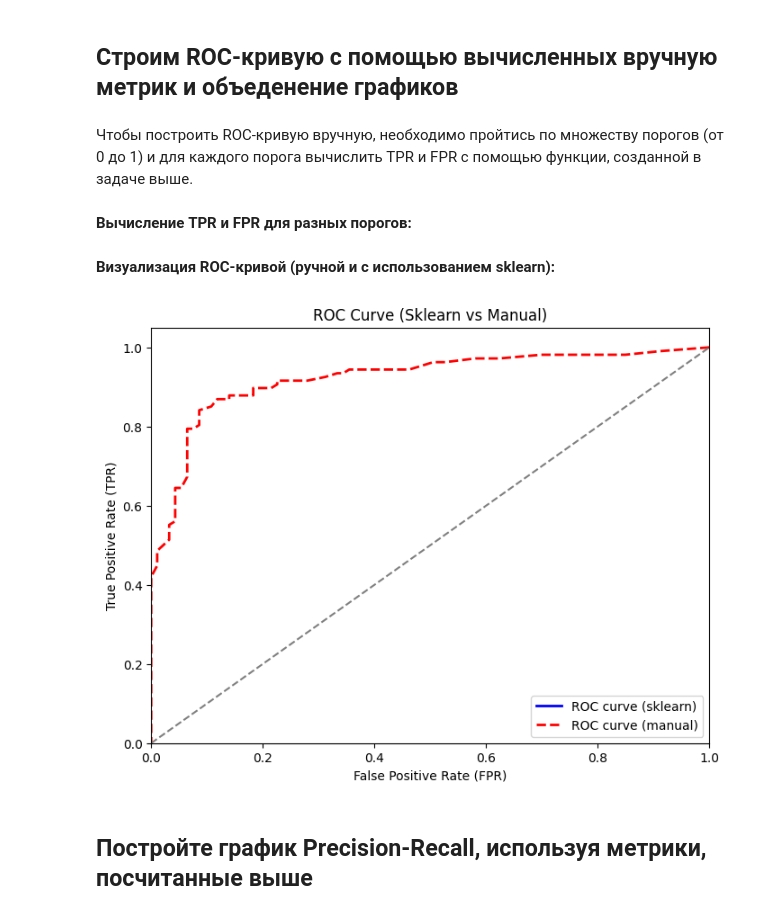
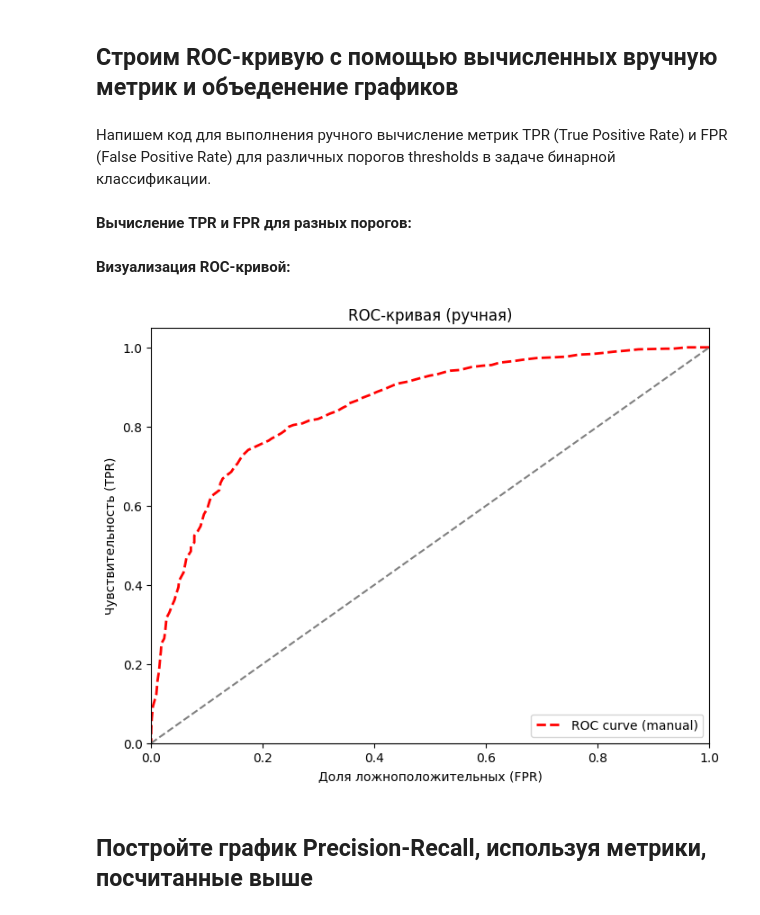
Before and after one commit to foboskd/modaccurasseretreg, a Jupyter notebook: modaccurasseretreg.ipynb, the cells around one changed output. Saved outputs shown, nothing was run; the diff lists cells and outputs as text; code cells hidden in the pictures.

```diff
--- a/modaccurasseretreg.ipynb
+++ b/modaccurasseretreg.ipynb
@@ -30,9 +40,10 @@ authlets_data_cleaned
 # %%
+# импортируем в проект класс библиотеки
 from sklearn.preprocessing import LabelEncoder
-
+# создаем копию датафрейма, в котором как раз и будем проводить нормировку
 authlets_data_cleaned_copy = authlets_data_cleaned.copy()
 label_encoder = LabelEncoder()
-
+# проводим нормировку
 authlets_data_cleaned_copy['name'] = label_encoder.fit_transform(authlets_data_cleaned['name'])
 authlets_data_cleaned_copy['nationality'] = label_encoder.fit_transform(authlets_data_cleaned['nationality'])
 authlets_data_cleaned_copy['sex'] = label_encoder.fit_transform(authlets_data_cleaned['sex'])
@@ -40,7 +51,11 @@ authlets_data_cleaned_copy['dob'] = label_encoder.fit_transform(authlets_data_cl
 authlets_data_cleaned_copy['height'] = label_encoder.fit_transform(authlets_data_cleaned['height'])
 authlets_data_cleaned_copy['weight'] = label_encoder.fit_transform(authlets_data_cleaned['weight'])
 authlets_data_cleaned_copy['sport'] = label_encoder.fit_transform(authlets_data_cleaned['sport'])
+authlets_data_cleaned_copy['gold'] = label_encoder.fit_transform(authlets_data_cleaned['gold'])
+authlets_data_cleaned_copy['silver'] = label_encoder.fit_transform(authlets_data_cleaned['silver'])
+authlets_data_cleaned_copy['bronze'] = label_encoder.fit_transform(authlets_data_cleaned['bronze'])
 
+# смотрим результат
 authlets_data_cleaned_copy
 # %% [output]
 |  | id | name | nationality | sex | dob | height | weight | sport | gold | silver | bronze |
@@ -80,9 +108,11 @@ X_train, X_test, y_train, y_test = train_test_split(X, y, test_size=0.2, random_
 # %%
-# Обучение модели логистической регрессии
-model = LogisticRegression()
+from sklearn.linear_model import LogisticRegression
+
+# обучение модели логистической регрессии
+model = LogisticRegression(random_state=2019, solver='liblinear')
 model.fit(X_train, y_train)
 
-# Предсказание вероятностей для положительного класса
+# предсказание вероятностей для положительного класса, что обеспечивается за счет явного указания [:, 1], в противном случае было бы [:, 0] отрицательный класс
 y_probs = model.predict_proba(X_test)[:, 1]
 # %% [markdown]
 ## Строим ROC-кривую с помощью функции sklearn.metrics.roc_curve
@@ -117,18 +178,7 @@ print(f"Значение ROC-AUC: {roc_auc:.2f}")
 import numpy as np
 
 def compute_tpr_fpr_manual(y_true, y_pred_probs, threshold):
-    """
-    Вычисляет TPR и FPR вручную для заданного порога.
 
-    Parameters:
-    y_true (array): Истинные метки классов (0 или 1)
-    y_pred_probs (array): Предсказанные вероятности положительного класса
-    threshold (float): Порог, выше которого предсказание будет считаться положительным
-
-    Returns:
-    TPR (float): Доля истинно положительных предсказаний (True Positive Rate)
-    FPR (float): Доля ложно положительных предсказаний (False Positive Rate)
-    """
     # Классификация по порогу
     y_pred_thresholded = (y_pred_probs >= threshold).astype(int)
 
@@ -153,7 +204,7 @@ TPR (вручную): 0.80, FPR (вручную): 0.09
 # %% [markdown]
 ## Строим ROC-кривую с помощью вычисленных вручную метрик и объеденение графиков
 # %% [markdown]
-Чтобы построить ROC-кривую вручную, необходимо пройтись по множеству порогов (от 0 до 1) и для каждого порога вычислить TPR и FPR с помощью функции, созданной в задаче выше.
+Напишем код для выполнения ручного вычисление метрик TPR (True Positive Rate) и FPR (False Positive Rate) для различных порогов thresholds в задаче бинарной классификации.
 # %% [markdown]
 __Вычисление TPR и FPR для разных порогов:__
 # %%
@@ -167,22 +221,22 @@ for threshold in thresholds_manual:
     tpr_list.append(tpr)
     fpr_list.append(fpr)
 # %% [markdown]
-__Визуализация ROC-кривой (ручной и с использованием sklearn):__
+__Визуализация ROC-кривой:__
 # %%
 # Построение ROC-кривой с использованием sklearn и вручную
 plt.figure(figsize=(8, 6))
-plt.plot(fpr, tpr, color='blue', lw=2, label='ROC curve (sklearn)')
+# plt.plot(fpr, tpr, color='blue', lw=2, label='ROC curve (sklearn)')
 plt.plot(fpr_list, tpr_list, color='red', lw=2, linestyle='--', label='ROC curve (manual)')
 plt.plot([0, 1], [0, 1], color='gray', linestyle='--')  # Линия случайной классификации
 plt.xlim([0.0, 1.0])
 plt.ylim([0.0, 1.05])
-plt.xlabel('False Positive Rate (FPR)')
-plt.ylabel('True Positive Rate (TPR)')
-plt.title('ROC Curve (Sklearn vs Manual)')
+plt.xlabel('Доля ложноположительных (FPR)')
+plt.ylabel('Чувствительность (TPR)')
+plt.title('ROC-кривая (ручная)')
 plt.legend(loc="lower right")
 plt.show()
 # %% [output]
-[figure, old version]
+[figure, new version]
 # %% [markdown]
 ## Постройте график Precision-Recall, используя метрики, посчитанные выше
 # %% [markdown]
```
Also changed, not shown: parts of 26 cells of this notebook.
